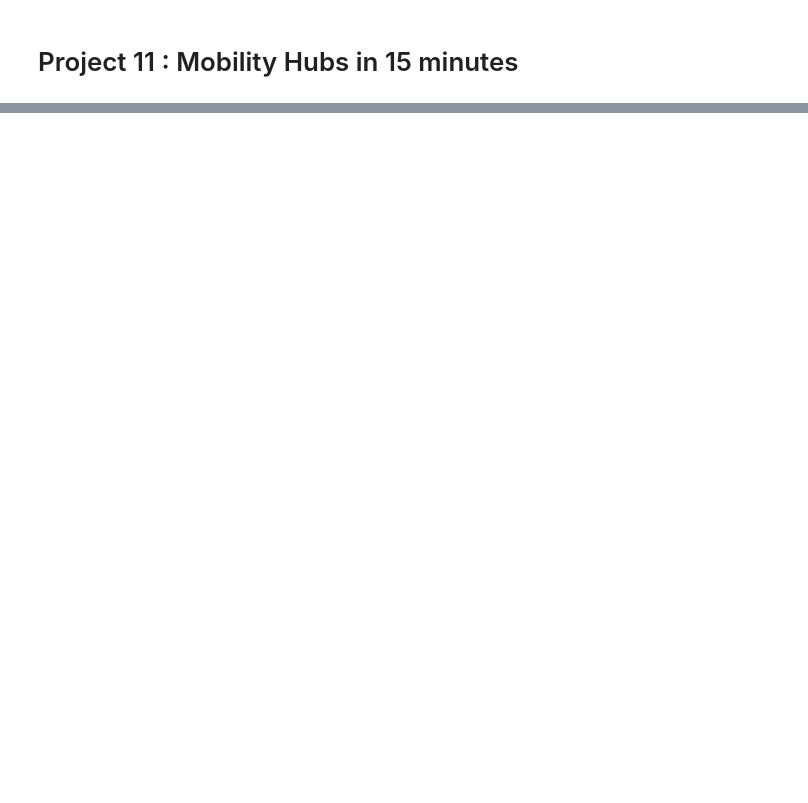
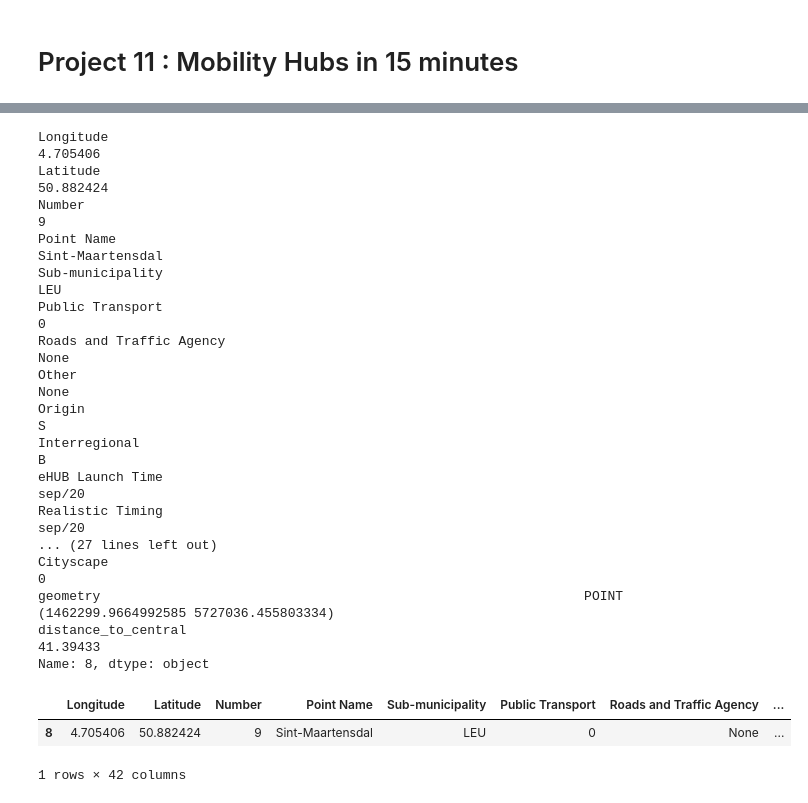
Before and after one commit to vpicchianti/geospatial_analytics, a Jupyter notebook: project11.ipynb, the cells around one changed output, grey strips where cells are left out. Saved outputs shown, nothing was run; the diff lists cells and outputs as text; code cells hidden in the pictures; blank space fills up the shorter version.

```diff
--- a/project11.ipynb
+++ b/project11.ipynb
@@ -22,0 +197,41 @@ coverage of the 15-minute measures.
+# %%
+from pyproj import Proj, transform
+
+hubs_copia = hubs.copy()
+hubs_copia.crs = 'EPSG:4326'
+central_point_coords = zone.unary_union.centroid.x, zone.unary_union.centroid.y
+central_point = Point(central_point_coords)
+
+# converto il punto centrale nello stesso epsg 23029 che è quello del belgio (da epsg.io)
+projector = Proj(init='epsg:4326'), Proj(init='epsg:23029')
+central_point_x, central_point_y = transform(projector[0], projector[1], central_point_coords[0], central_point_coords[1])
+
+central_point_df = gpd.GeoDataFrame(geometry=[Point(central_point_x, central_point_y)], crs='EPSG:23029')
+hubs_copia = hubs_copia.to_crs('EPSG:23029')
+hubs_copia['distance_to_central'] = hubs_copia.distance(central_point_df['geometry'].iloc[0])
+
+closest_hub = hubs_copia.loc[hubs_copia['distance_to_central'].idxmin()]
+print(closest_hub)
+closest_hub_df = gpd.GeoDataFrame([closest_hub], geometry='geometry', crs='EPSG:23029')
+closest_hub_df.to_crs('EPSG:4326')
+# %% [output]
+Longitude                                                                                                 4.705406
+Latitude                                                                                                 50.882424
+Number                                                                                                           9
+Point Name                                                                                        Sint-Maartensdal
+Sub-municipality                                                                                               LEU
+Public Transport                                                                                                 0
+Roads and Traffic Agency                                                                                      None
+Other                                                                                                         None
+Origin                                                                                                           S
+Interregional                                                                                                    B
+eHUB Launch Time                                                                                            sep/20
+Realistic Timing                                                                                            sep/20
+... (27 lines left out)
+Cityscape                                                                                                        0
+geometry                                                              POINT (1462299.9664992585 5727036.455803334)
+distance_to_central                                                                                       41.39433
+Name: 8, dtype: object
+|  | Longitude | Latitude | Number | Point Name | Sub-municipality | Public Transport | Roads and Traffic Agency | ... |
+| 8 | 4.705406 | 50.882424 | 9 | Sint-Maartensdal | LEU | 0 | None | ... |
+1 rows × 42 columns
```
Also changed, not shown: parts of 15 cells of this notebook, 4 other files.
